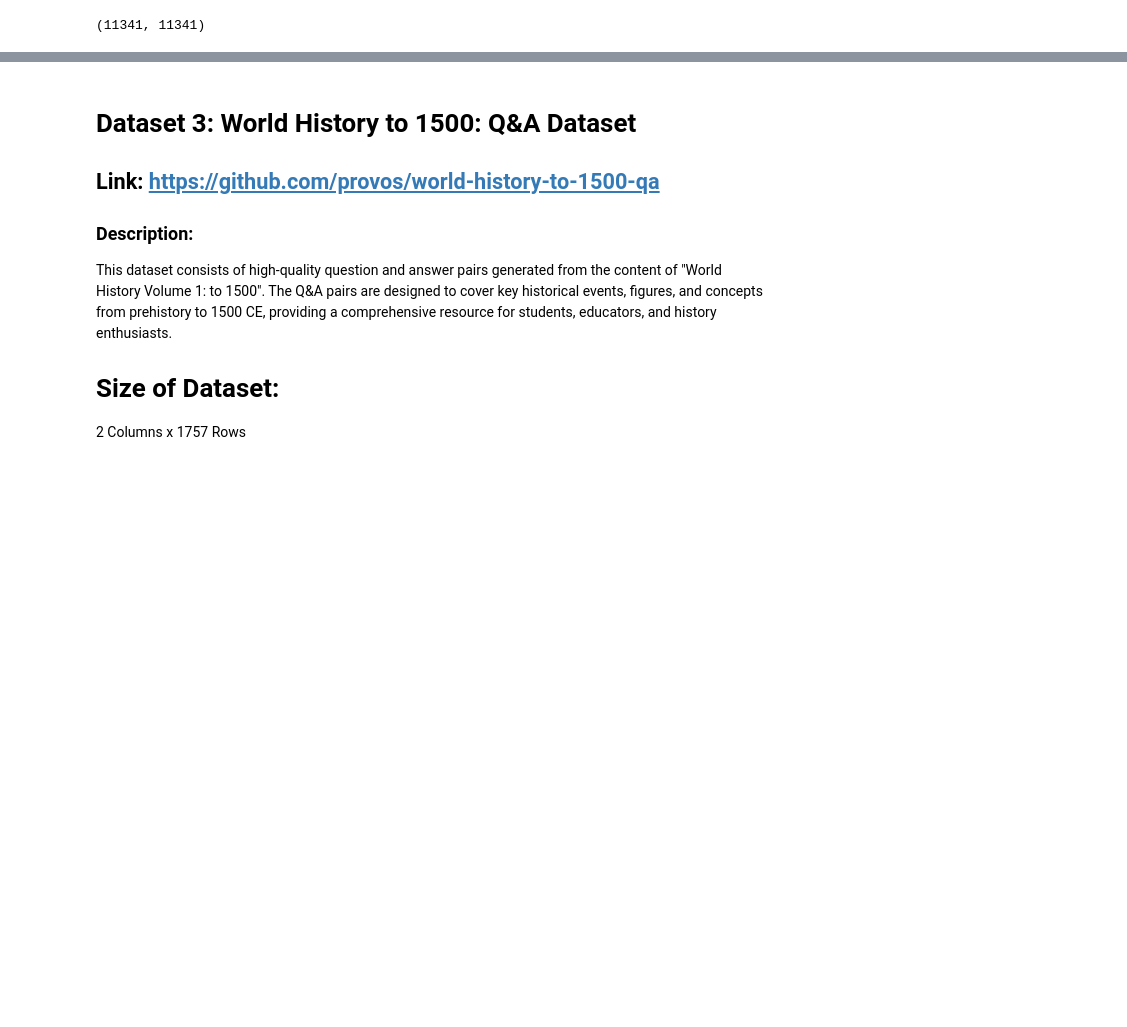
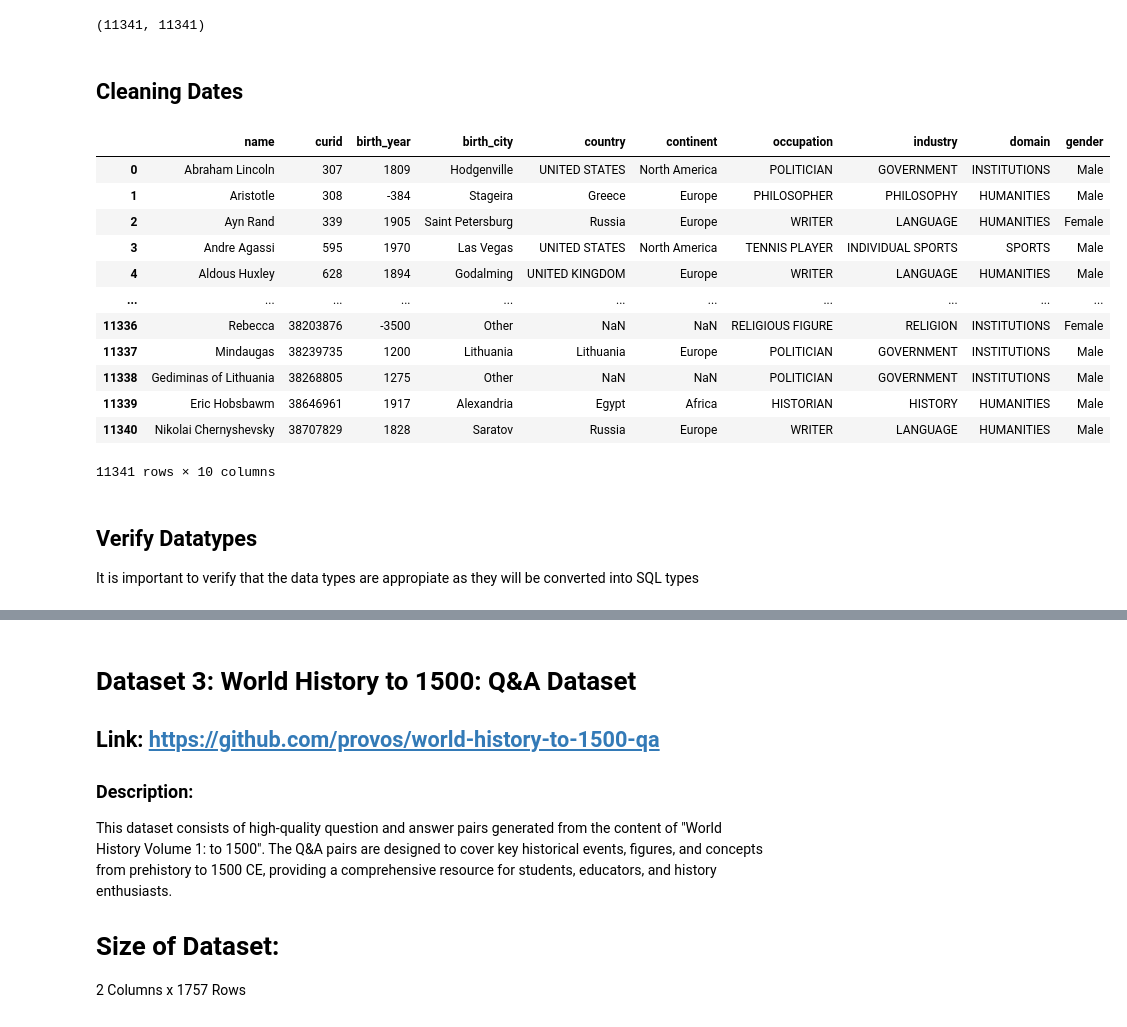
Before and after one commit to alvaroEspinozaMerida/HistLLM, a Jupyter notebook: data_cleaning.ipynb, the cells around one changed output, grey strips where cells are left out. Drawn from its saved outputs; the diff is of its cells as text; code cells hidden in the pictures; blank space fills up the shorter version.

```diff
--- a/data_cleaning.ipynb
+++ b/data_cleaning.ipynb
@@ -214,3 +304,31 @@ np.int64(0)
 df2["curid"].nunique(), len(df2)
 # %% [output]
 (11341, 11341)
+# %% [markdown]
+## Cleaning Dates
+# %%
+df2 = df2.replace("Unknown", pd.NA)
+# %%
+df2["birth_year"] = pd.to_numeric(
+    df2["birth_year"],
+    errors="coerce"
+).astype("Int64")
+# %%
+df2
+# %% [output]
+|  | name | curid | birth_year | birth_city | country | continent | occupation | industry | domain | gender |
+| 0 | Abraham Lincoln | 307 | 1809 | Hodgenville | UNITED STATES | North America | POLITICIAN | GOVERNMENT | INSTITUTIONS | Male |
+| 1 | Aristotle | 308 | -384 | Stageira | Greece | Europe | PHILOSOPHER | PHILOSOPHY | HUMANITIES | Male |
+| 2 | Ayn Rand | 339 | 1905 | Saint Petersburg | Russia | Europe | WRITER | LANGUAGE | HUMANITIES | Female |
+| 3 | Andre Agassi | 595 | 1970 | Las Vegas | UNITED STATES | North America | TENNIS PLAYER | INDIVIDUAL SPORTS | SPORTS | Male |
+| 4 | Aldous Huxley | 628 | 1894 | Godalming | UNITED KINGDOM | Europe | WRITER | LANGUAGE | HUMANITIES | Male |
+| ... | ... | ... | ... | ... | ... | ... | ... | ... | ... | ... |
+| 11336 | Rebecca | 38203876 | -3500 | Other | NaN | NaN | RELIGIOUS FIGURE | RELIGION | INSTITUTIONS | Female |
+| 11337 | Mindaugas | 38239735 | 1200 | Lithuania | Lithuania | Europe | POLITICIAN | GOVERNMENT | INSTITUTIONS | Male |
+| 11338 | Gediminas of Lithuania | 38268805 | 1275 | Other | NaN | NaN | POLITICIAN | GOVERNMENT | INSTITUTIONS | Male |
+| 11339 | Eric Hobsbawm | 38646961 | 1917 | Alexandria | Egypt | Africa | HISTORIAN | HISTORY | HUMANITIES | Male |
+| 11340 | Nikolai Chernyshevsky | 38707829 | 1828 | Saratov | Russia | Europe | WRITER | LANGUAGE | HUMANITIES | Male |
+11341 rows × 10 columns
+# %% [markdown]
+## Verify Datatypes
+It is important to verify that the data types are appropiate as they will be converted into SQL types
```
Also changed, not shown: parts of 24 cells of this notebook, 4 other files.
